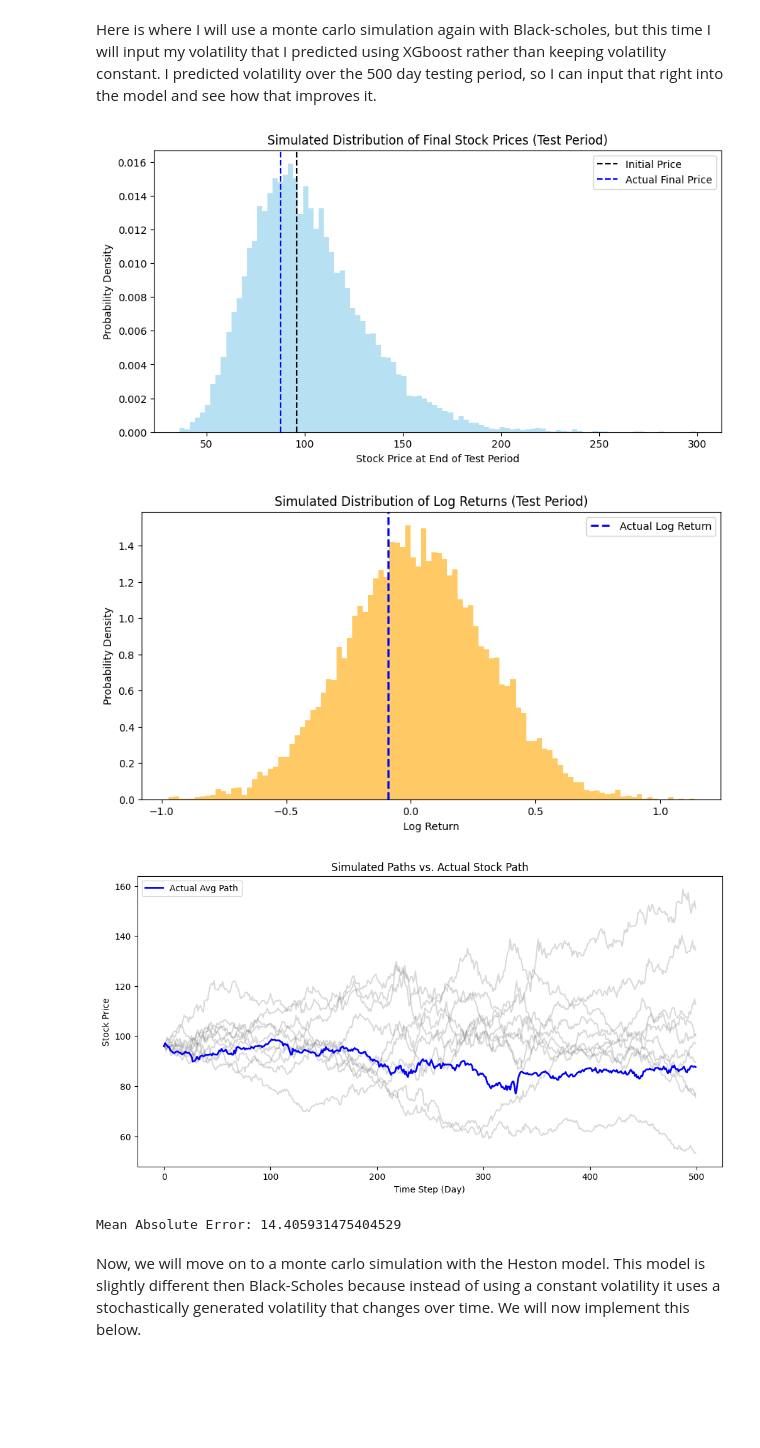
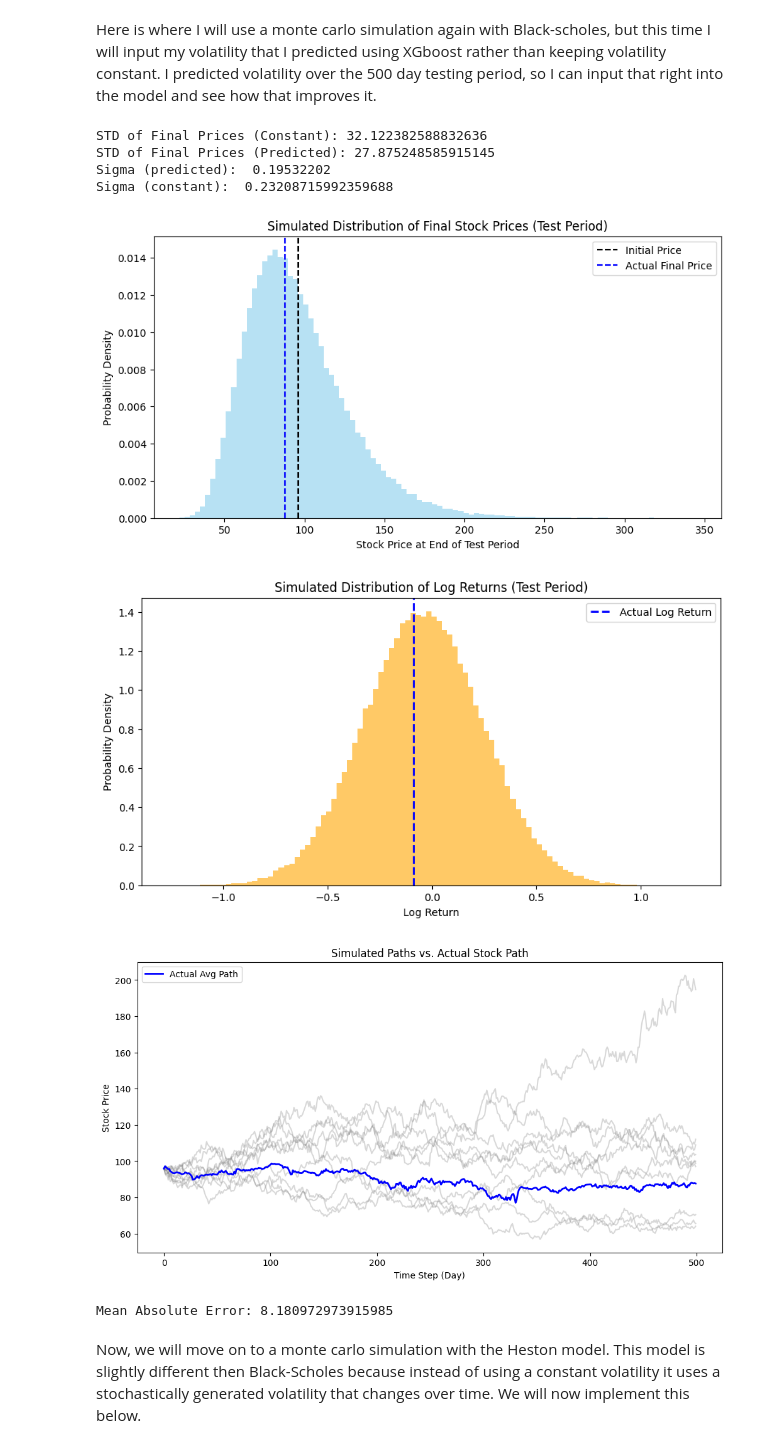
Before and after one commit to jjklug/Finance-and-Machine-Learning, a Jupyter notebook: MonteCarlo.ipynb, the cells around one changed output. Saved outputs shown, nothing was run; the diff lists cells and outputs as text; code cells hidden in the pictures; blank space fills up the shorter version.

```diff
--- a/MonteCarlo.ipynb
+++ b/MonteCarlo.ipynb
@@ -131,6 +143,10 @@ actual_final_price = actual_path[-1]
 #actual log returns on the final day
 actual_log_return = np.log(actual_final_price / stock_price)
 print(f"day 1: ${stock_price:.2f}")
+
+#historical avg returns
+historical_avg_return = np.mean(returns, axis=0)
+mkt_avg_return = historical_avg_return.mean()
 # %% [output]
 day 1: $95.90
 # %% [markdown]
@@ -142,11 +158,11 @@ This one will use a constant volatility that we will get by taking the average o
 
 #start with initial parameters
 sigma = np.mean(y_train) #averaged out volatility from the training data - black-scholes doesnt know our test data
-mu = .03    #risk free rate - standard rate
+mu = mkt_avg_return    #risk free rate - using the historical average return as the risk free rate
 
 #time params
 T = 2   #time horizon in years
-num_simulations = 50000 #number of simulations or runs of the monte carlo
+num_simulations = 100000 #number of simulations or runs of the monte carlo
 num_steps = 500   #number of steps, but also just number of days in the datasets
 dt = T/num_steps    #dt plugs into formula
 #now for the simulations
@@ -162,7 +178,7 @@ for t in range(1, num_steps):
     price_paths[:, t] = price_paths[:, t-1] * np.exp((mu - 0.5 *(sigma**2)) * dt + sigma * np.sqrt(dt) * z)
 
 #final results
-final_prices = price_paths[:, -1]   #final path to be simulated
+final_prices = price_paths[:, -1]   #last price of every path
 log_returns = np.log(final_prices / stock_price)    #returns calculated from those prices
 # %%
 #visualize price distribution
@@ -189,7 +205,7 @@ plt.show()
 # Plot a few simulated paths
 plt.figure(figsize=(12,6))
 for i in range(10):  # plot 10 simulations
-    rand_num = np.random.randint(low=1,high=500)
+    rand_num = np.random.randint(low=0,high=num_simulations-1)
     plt.plot(price_paths[-rand_num], color='gray', alpha=0.3)
 
 plt.plot(actual_path, color='blue', linewidth=2, label='Actual Avg Path')
@@ -220,18 +236,18 @@ Here is where I will use a monte carlo simulation again with Black-scholes, but
 
 #start with initial parameters
 predicted_vols = xgb_predictions #we can input the predicted volatility right into the simulation and the black-scholes formula
-mu = .03    #risk free rate - standard rate
+mu = mkt_avg_return    #risk free rate - using the historical average return as the risk free rate
 
 #time params
 T = 2   #time horizon in years
-num_simulations = 10000 #number of simulations or runs of the monte carlo
+num_simulations = 100000 #number of simulations or runs of the monte carlo
 num_steps = 500   #number of steps, but also just number of days in the datasets
 dt = T/num_steps    #dt plugs into formula
 
 #now for the simulations
 #simulate paths
-price_paths = np.zeros((num_simulations, num_steps))
-price_paths[:,0] = stock_price
+price_paths2 = np.zeros((num_simulations, num_steps))
+price_paths2[:,0] = stock_price
 
 #simulate paths using GBM formula
 for t in range(1, num_steps):
@@ -239,11 +255,21 @@ for t in range(1, num_steps):
     z = np.random.standard_normal(num_simulations)  #add in random shocks based on normal distribution - weiner process
     #now our actual Geometric Brownian Motion equation derived from black-scholes
     #we also disctretize the equation to make it applicable to a monte carlo simulation
-    price_paths[:, t] = price_paths[:, t-1] * np.exp((mu - 0.5 *(sigma_t**2)) * dt + sigma_t * np.sqrt(dt) * z)
+    price_paths2[:, t] = price_paths2[:, t-1] * np.exp((mu - 0.5 *(sigma_t**2)) * dt + sigma_t * np.sqrt(dt) * z)
 
 #final results
-final_prices = price_paths[:, -1]   #final path to be simulated
-log_returns = np.log(final_prices / stock_price)    #returns calculated from those prices
+final_prices2 = price_paths2[:, -1]   #final path to be simulated
+log_returns = np.log(final_prices2 / stock_price)    #returns calculated from those prices
+# %%
+print("STD of Final Prices (Constant):", np.std(final_prices))
+print("STD of Final Prices (Predicted):", np.std(final_prices2))
+print("Sigma (predicted): ", np.mean(predicted_vols))
+print("Sigma (constant): ", sigma)
+# %% [output]
+STD of Final Prices (Constant): 32.122382588832636
+STD of Final Prices (Predicted): 27.875248585915145
+Sigma (predicted):  0.19532202
+Sigma (constant):  0.23208715992359688
 # %%
 #visualize price distribution
 plt.figure(figsize=(10, 5))
@@ -255,39 +281,39 @@ plt.xlabel("Stock Price at End of Test Period")
 plt.ylabel("Probability Density")
 plt.legend()
 plt.show()
 
 #visualize returns distribution
 plt.figure(figsize=(10, 5))
 plt.hist(log_returns, bins=100, density=True, alpha=0.6, color='orange')
 plt.axvline(actual_log_return, color='blue', linestyle='--', linewidth=2, label='Actual Log Return')
 plt.title("Simulated Distribution of Log Returns (Test Period)")
 plt.xlabel("Log Return")
 plt.ylabel("Probability Density")
 plt.legend()
 plt.show()
 
 # Plot a few simulated paths
 plt.figure(figsize=(12,6))
-for i in range(10):  # plot 10 simulations
+for i in range(10):  # plot 10 random simulations - picks some paths to plot
     rand_num = np.random.randint(low=1,high=500)
     plt.plot(price_paths[-rand_num], color='gray', alpha=0.3)
 
 plt.plot(actual_path, color='blue', linewidth=2, label='Actual Avg Path')
 plt.title("Simulated Paths vs. Actual Stock Path")
 plt.xlabel("Time Step (Day)")
 plt.ylabel("Stock Price")
 plt.legend()
 plt.show()
 
 #get some metrics to compare closer
 #find error of each model between actual data's final price and simulated data's average of the final prices
-mae = np.abs(actual_final_price - np.mean(final_prices))
+mae = np.abs(actual_final_price - np.mean(final_prices2))
 print(f"Mean Absolute Error: {mae}")
 # %% [output]
-[figure, old version]
+[figure, new version]
-[figure, old version]
+[figure, new version]
-[figure, old version]
+[figure, new version]
-Mean Absolute Error: 14.405931475404529
+Mean Absolute Error: 8.180972973915985
 # %% [markdown]
 Now, we will move on to a monte carlo simulation with the Heston model. This model is slightly different then Black-Scholes because instead of using a constant volatility it uses a stochastically generated volatility that changes over time. We will now implement this below.
 # %%
```
Also changed, not shown: parts of 10 cells of this notebook.
